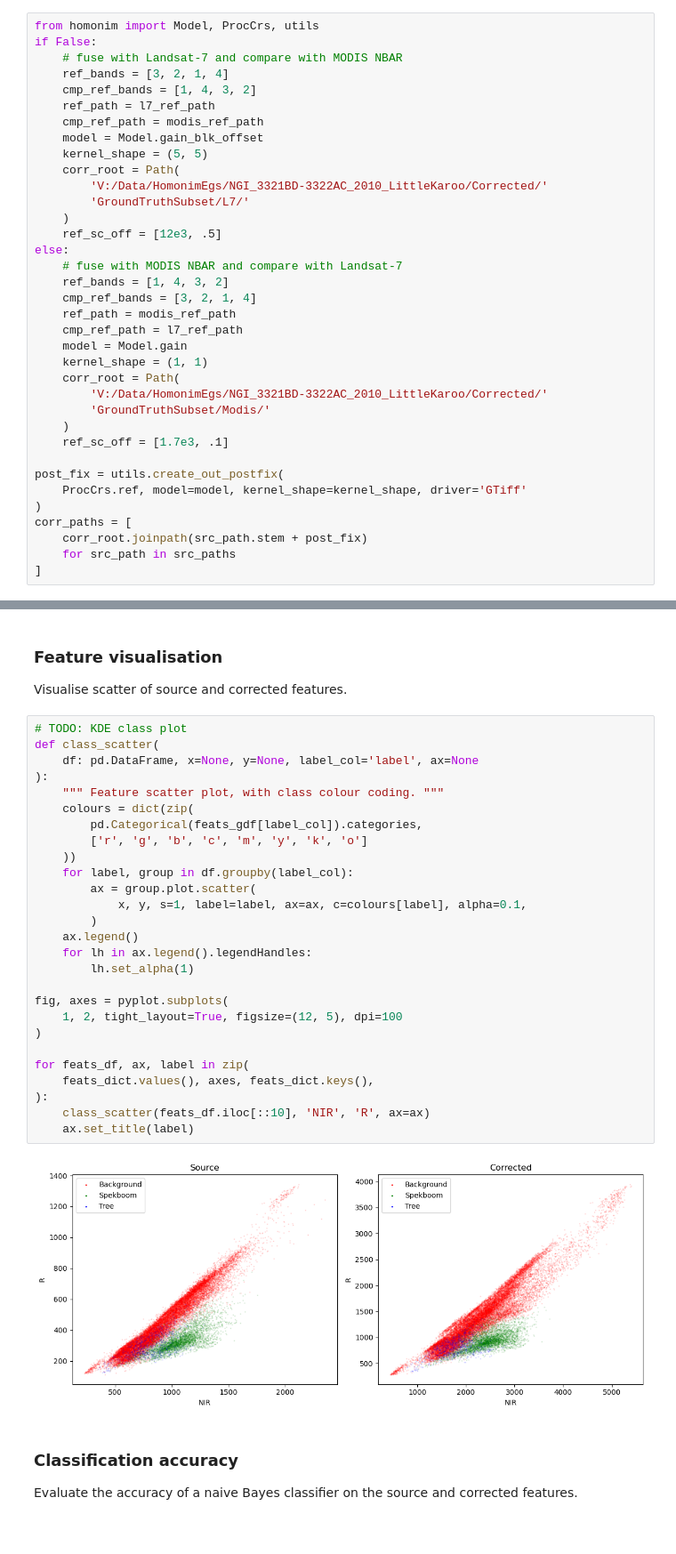
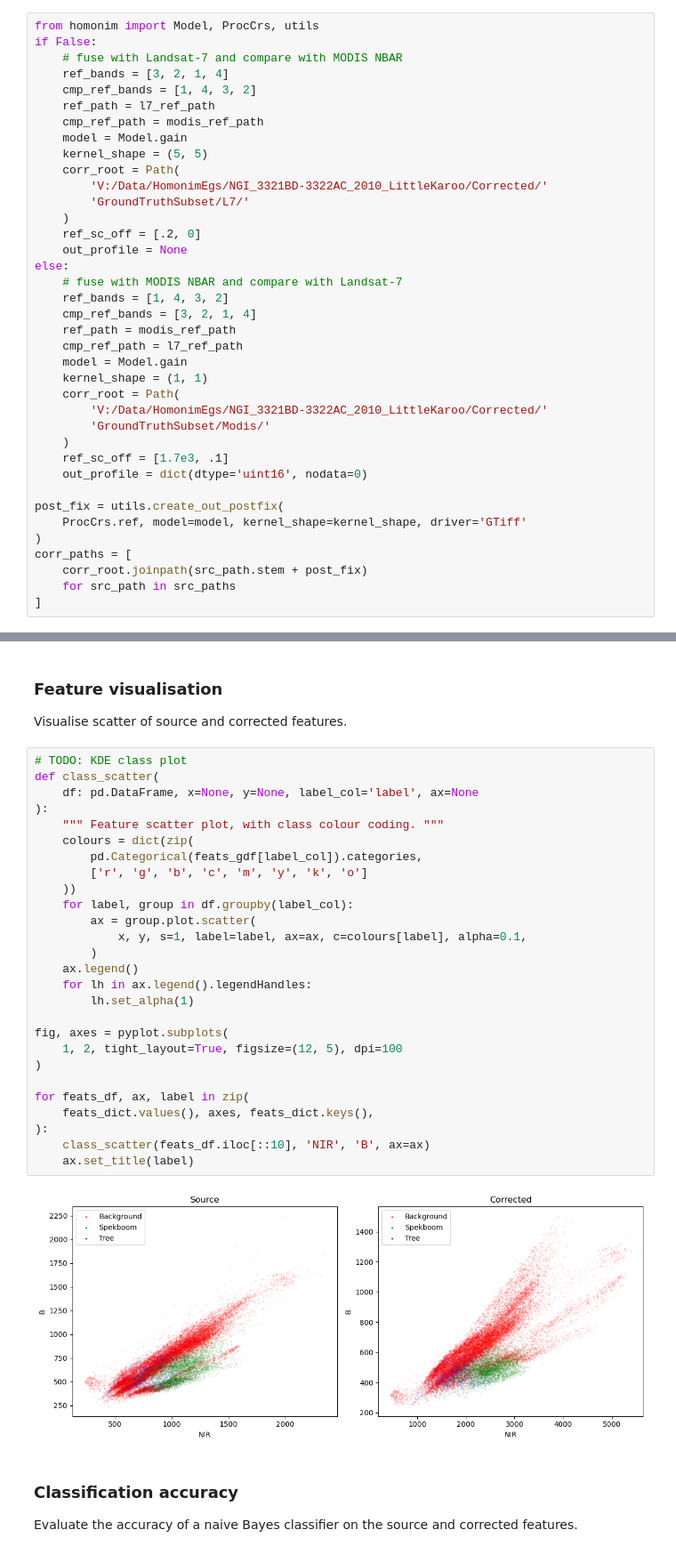
Before and after one commit to leftfield-geospatial/homonim, a Jupyter notebook: docs/tutorials/classification.ipynb, the cells around one changed output, grey strips where cells are left out. Shown at 89% size. Saved outputs shown, nothing was run; the diff lists cells and outputs as text.

Commit message:
scale & offset L7 reference, and print rst style confusion matrices

```diff
--- a/docs/tutorials/classification.ipynb
+++ b/docs/tutorials/classification.ipynb
@@ -162,13 +162,14 @@ if False:
     cmp_ref_bands = [1, 4, 3, 2]
     ref_path = l7_ref_path
     cmp_ref_path = modis_ref_path
-    model = Model.gain_blk_offset
+    model = Model.gain
     kernel_shape = (5, 5)
     corr_root = Path(
         'V:/Data/HomonimEgs/NGI_3321BD-3322AC_2010_LittleKaroo/Corrected/'
         'GroundTruthSubset/L7/'
     )
-    ref_sc_off = [12e3, .5]
+    ref_sc_off = [.2, 0]
+    out_profile = None
 else:
     # fuse with MODIS NBAR and compare with Landsat-7
     ref_bands = [1, 4, 3, 2]
@@ -182,6 +183,7 @@ else:
         'GroundTruthSubset/Modis/'
     )
     ref_sc_off = [1.7e3, .1]
+    out_profile = dict(dtype='uint16', nodata=0)
 
 post_fix = utils.create_out_postfix(
     ProcCrs.ref, model=model, kernel_shape=kernel_shape, driver='GTiff'
@@ -421,32 +423,32 @@ Visualise scatter of source and corrected features.
 # %%
 # TODO: KDE class plot
 def class_scatter(
     df: pd.DataFrame, x=None, y=None, label_col='label', ax=None
 ):
     """ Feature scatter plot, with class colour coding. """
     colours = dict(zip(
         pd.Categorical(feats_gdf[label_col]).categories,
         ['r', 'g', 'b', 'c', 'm', 'y', 'k', 'o']
     ))
     for label, group in df.groupby(label_col):
         ax = group.plot.scatter(
             x, y, s=1, label=label, ax=ax, c=colours[label], alpha=0.1,
         )
     ax.legend()
     for lh in ax.legend().legendHandles:
         lh.set_alpha(1)
 
 fig, axes = pyplot.subplots(
     1, 2, tight_layout=True, figsize=(12, 5), dpi=100
 )
 
 for feats_df, ax, label in zip(
     feats_dict.values(), axes, feats_dict.keys(),
 ):
-    class_scatter(feats_df.iloc[::10], 'NIR', 'R', ax=ax)
+    class_scatter(feats_df.iloc[::10], 'NIR', 'B', ax=ax)
     ax.set_title(label)
 # %% [output]
-[figure, old version]
+[figure, new version]
 # %% [markdown]
 ### Classification accuracy
 
```
Also changed, not shown: parts of 4 cells of this notebook.
